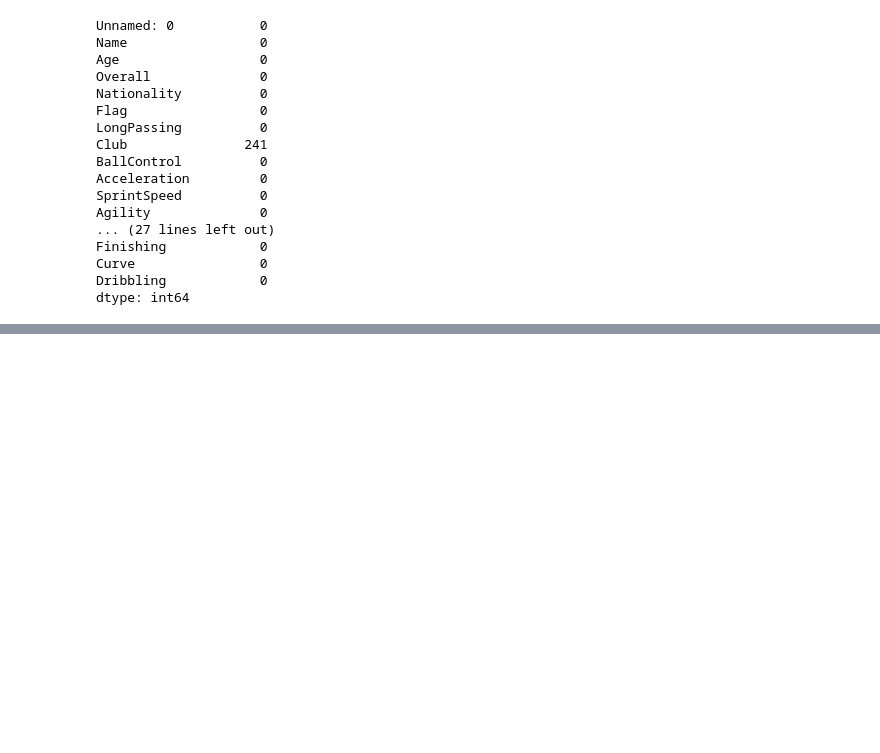
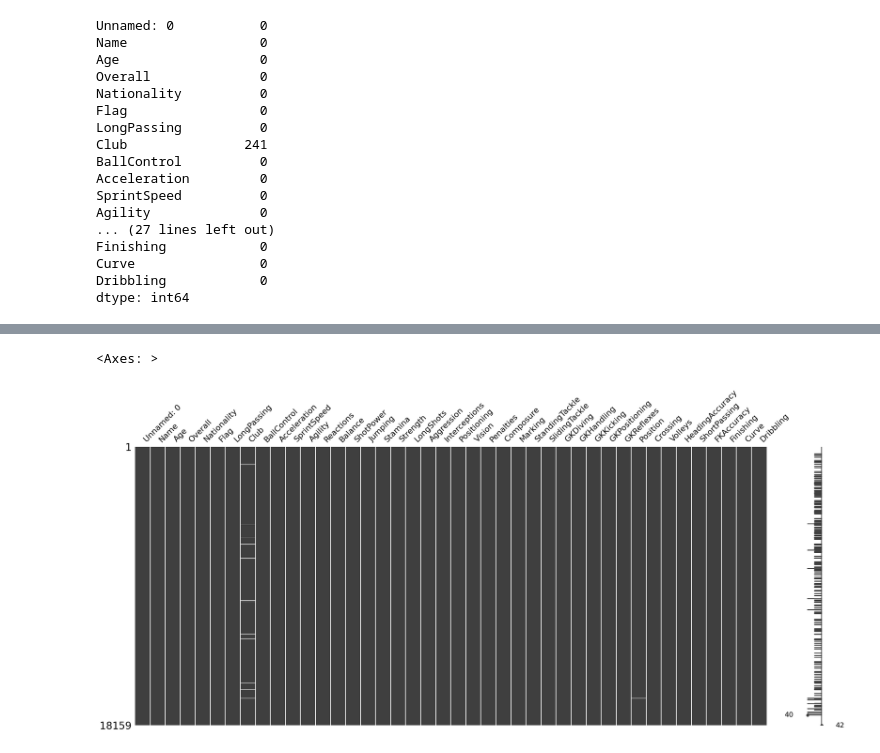
Before and after one commit to Prathmesh2611/STATS-PROJECT, a Jupyter notebook: FIFA_STATS_PROJECT.ipynb, the cells around one changed output, grey strips where cells are left out. Cells and saved outputs as stored; diff of their text form; code cells hidden in the pictures; blank space fills up the shorter version.

```diff
--- a/FIFA_STATS_PROJECT.ipynb
+++ b/FIFA_STATS_PROJECT.ipynb
@@ -188,0 +242,5 @@ dtype: int64
+# %%
+msno.matrix(df.iloc[:,0:50])
+# %% [output]
+<Axes: >
+[figure, added]
```
Also changed, not shown: parts of 18 cells of this notebook.
